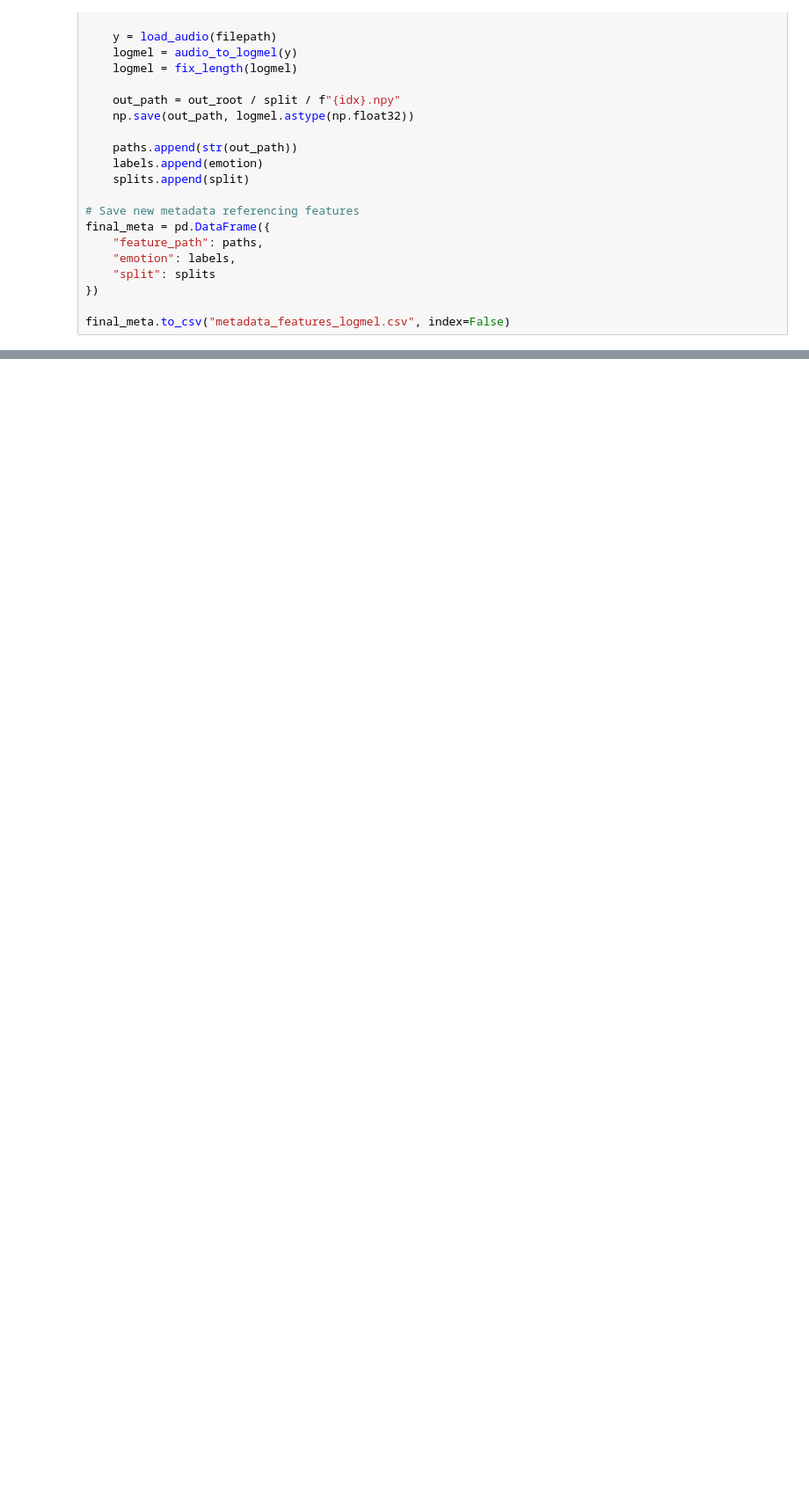
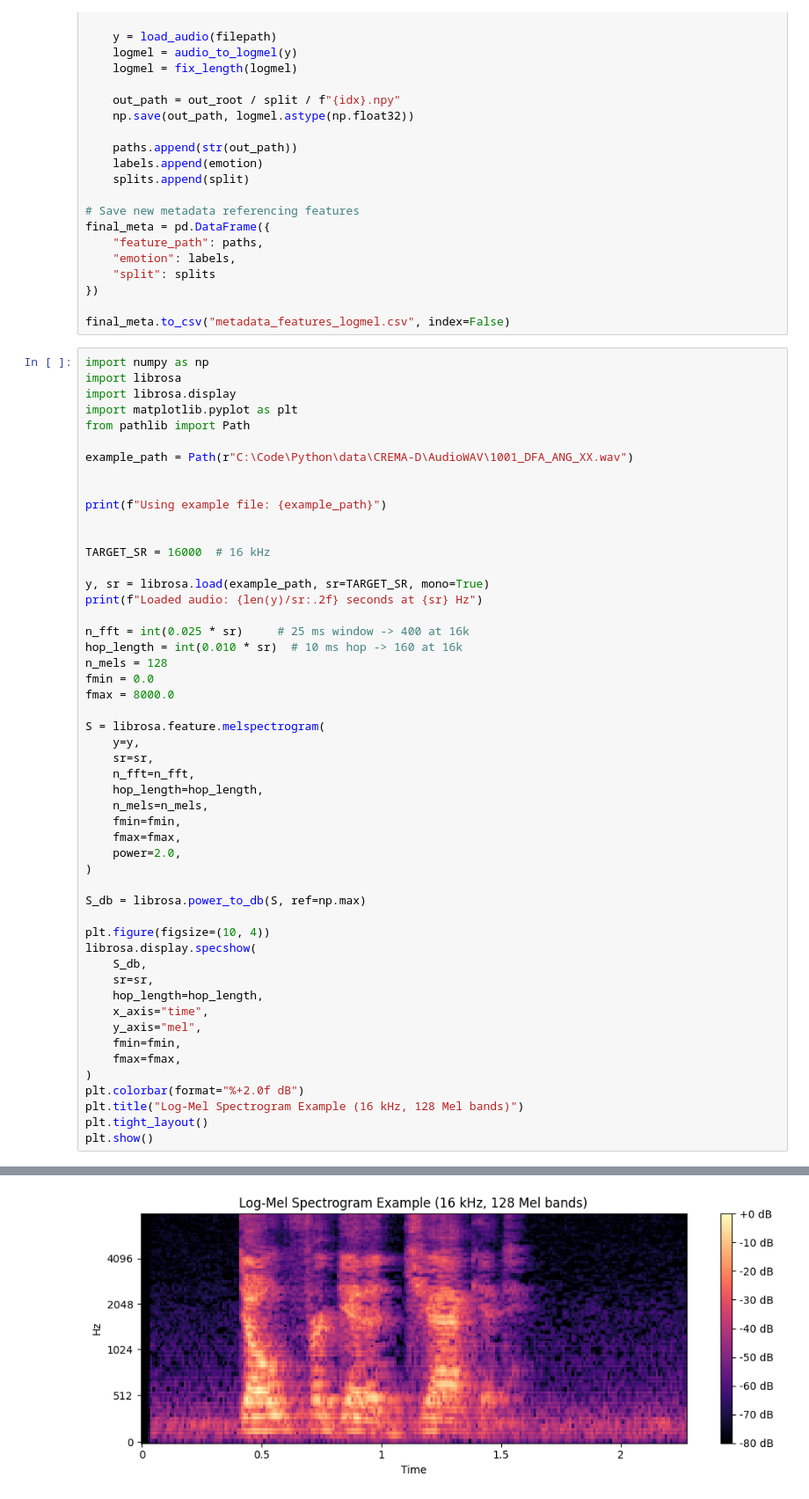
Before and after one commit to christosdamianidis99/speech_emotion_detector_project, a Jupyter notebook: notebooks/04_feature_extraction.ipynb, the cells around one changed output, grey strips where cells are left out. Shown: that part at 88% size. Saved outputs shown, nothing was run; the diff lists cells and outputs as text; blank space fills up the shorter version.

```diff
--- a/notebooks/04_feature_extraction.ipynb
+++ b/notebooks/04_feature_extraction.ipynb
@@ -85,3 +84,55 @@ final_meta = pd.DataFrame({
 })
 
 final_meta.to_csv("metadata_features_logmel.csv", index=False)
+# %%
+import numpy as np
+import librosa
+import librosa.display
+import matplotlib.pyplot as plt
+from pathlib import Path
+
+example_path = Path(r"C:\Code\Python\data\CREMA-D\AudioWAV\1001_DFA_ANG_XX.wav")
+
+
+print(f"Using example file: {example_path}")
+
+
+TARGET_SR = 16000  # 16 kHz
+
+y, sr = librosa.load(example_path, sr=TARGET_SR, mono=True)
+print(f"Loaded audio: {len(y)/sr:.2f} seconds at {sr} Hz")
+
+n_fft = int(0.025 * sr)     # 25 ms window -> 400 at 16k
+hop_length = int(0.010 * sr)  # 10 ms hop -> 160 at 16k
+n_mels = 128
+fmin = 0.0
+fmax = 8000.0
+
+S = librosa.feature.melspectrogram(
+    y=y,
+    sr=sr,
+    n_fft=n_fft,
+    hop_length=hop_length,
+    n_mels=n_mels,
+    fmin=fmin,
+    fmax=fmax,
+    power=2.0,
+)
+
+S_db = librosa.power_to_db(S, ref=np.max)
+
+plt.figure(figsize=(10, 4))
+librosa.display.specshow(
+    S_db,
+    sr=sr,
+    hop_length=hop_length,
+    x_axis="time",
+    y_axis="mel",
+    fmin=fmin,
+    fmax=fmax,
+)
+plt.colorbar(format="%+2.0f dB")
+plt.title("Log-Mel Spectrogram Example (16 kHz, 128 Mel bands)")
+plt.tight_layout()
+plt.show()
+# %% [output]
@@ -87,0 +141 @@ final_meta.to_csv("metadata_features_logmel.csv", index=False)
+[figure, added]
```
Also changed, not shown: parts of 3 cells of this notebook, 4 other files.
